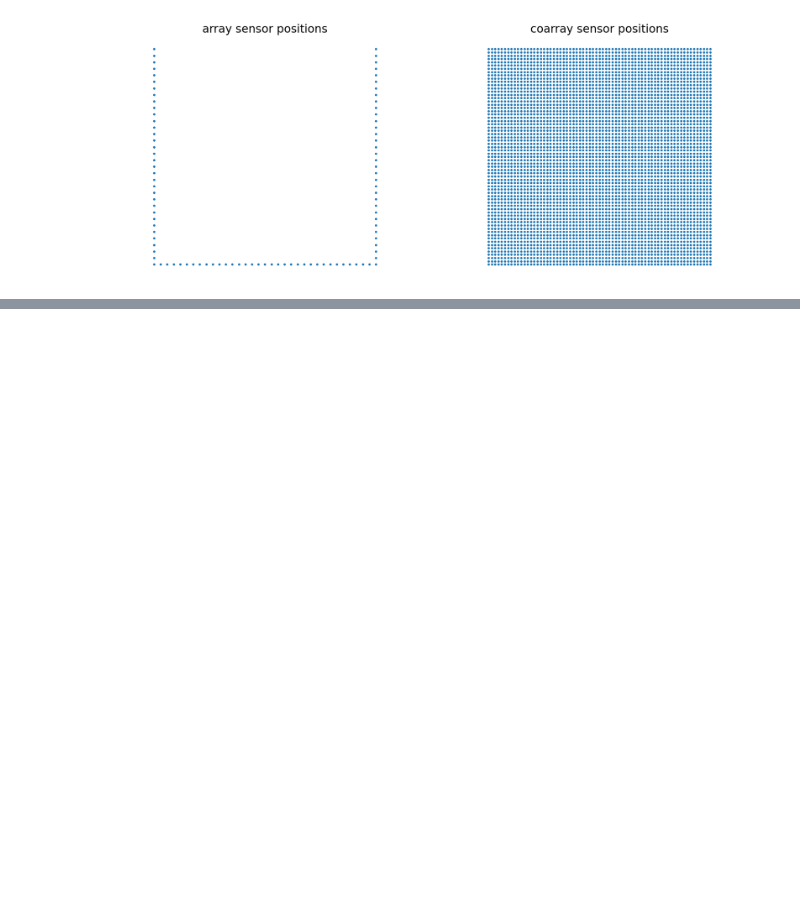
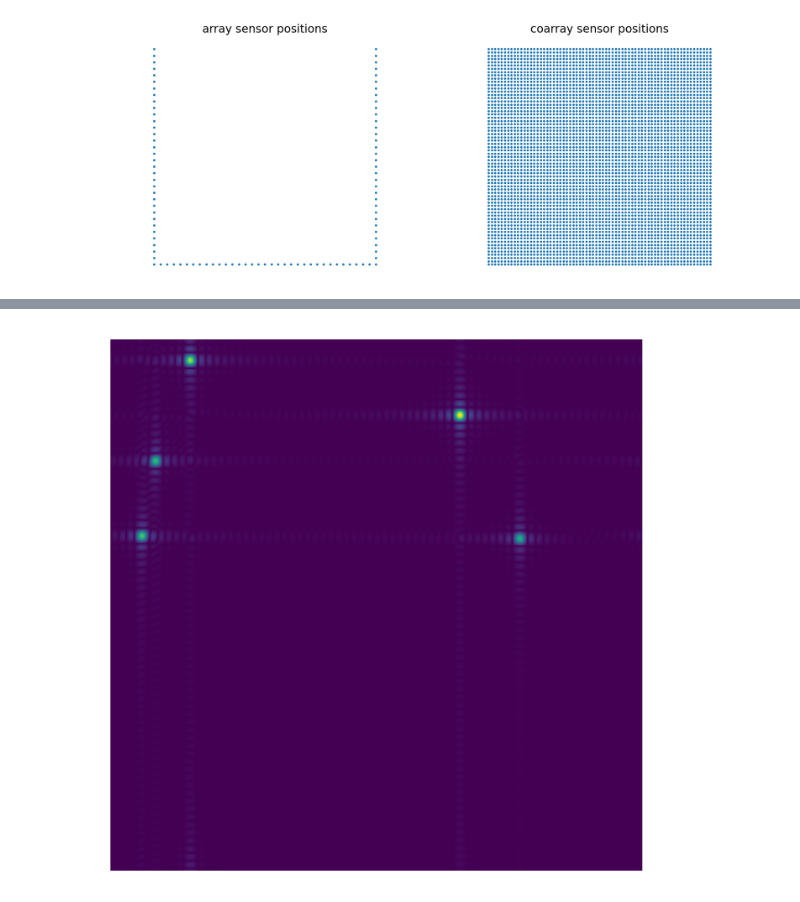
Before and after one commit to HuuNhatHuynh/backup, a Jupyter notebook: FFT Sparse Array/FFT_visualization.ipynb, the cells around one changed output, grey strips where cells are left out. Saved outputs shown, nothing was run; the diff lists cells and outputs as text; code cells hidden in the pictures; blank space fills up the shorter version.

```diff
--- a/FFT Sparse Array/FFT_visualization.ipynb
+++ b/FFT Sparse Array/FFT_visualization.ipynb
@@ -66,3 +92,10 @@ estimated_phi_ob_music, estimated_theta_ob_music = OB.estimate_doa_music(X_ob, n
+# %%
+noise_ura = (np.random.randn(URA.nbSensors, t) + 1j * np.random.randn(URA.nbSensors, t)) / sqrt(2) * sqrt(nbSources) * 10 ** (-snr/20)
+X_ura = URA.get_steering_vector(phi, theta) @ signal + noise_ura
+estimated_phi_ura_fft, estimated_theta_ura_fft = URA.estimate_doa_fft(X_ura, nbSources, fft_size, fft_size, True)
+plt.savefig("test_ura.pdf",bbox_inches='tight', pad_inches=0)
+# %% [output]
+[figure, added]
 # %%
 import matplotlib.pyplot as plt
 import numpy as np
```
Also changed, not shown: parts of 11 cells of this notebook, 39 other files.
